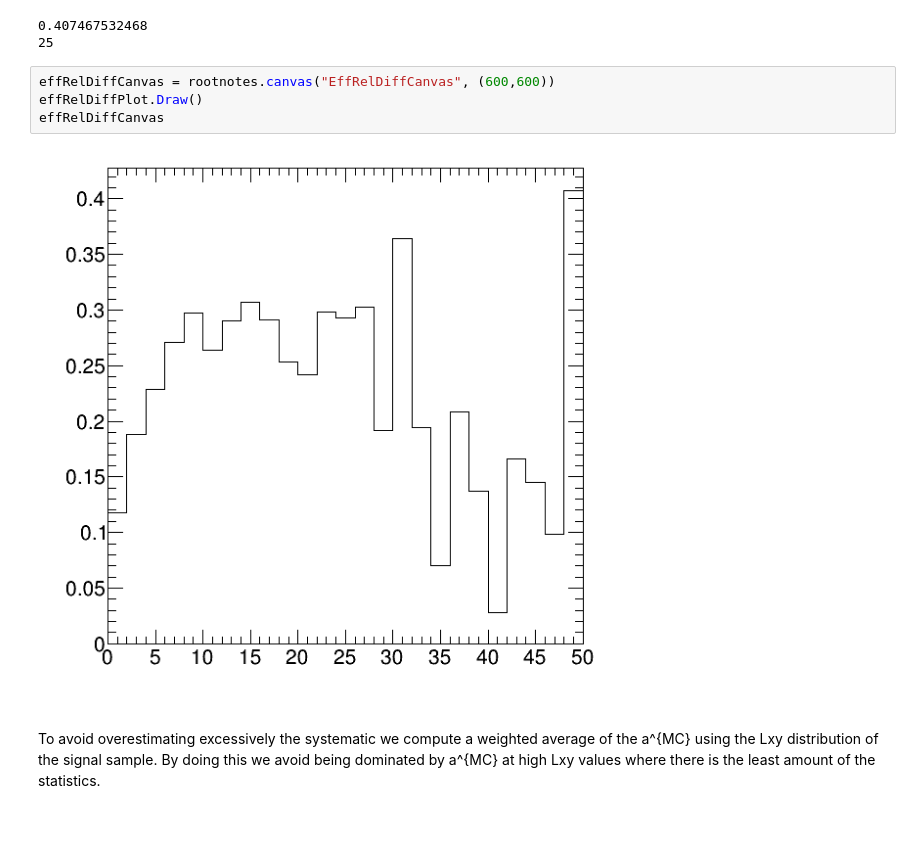
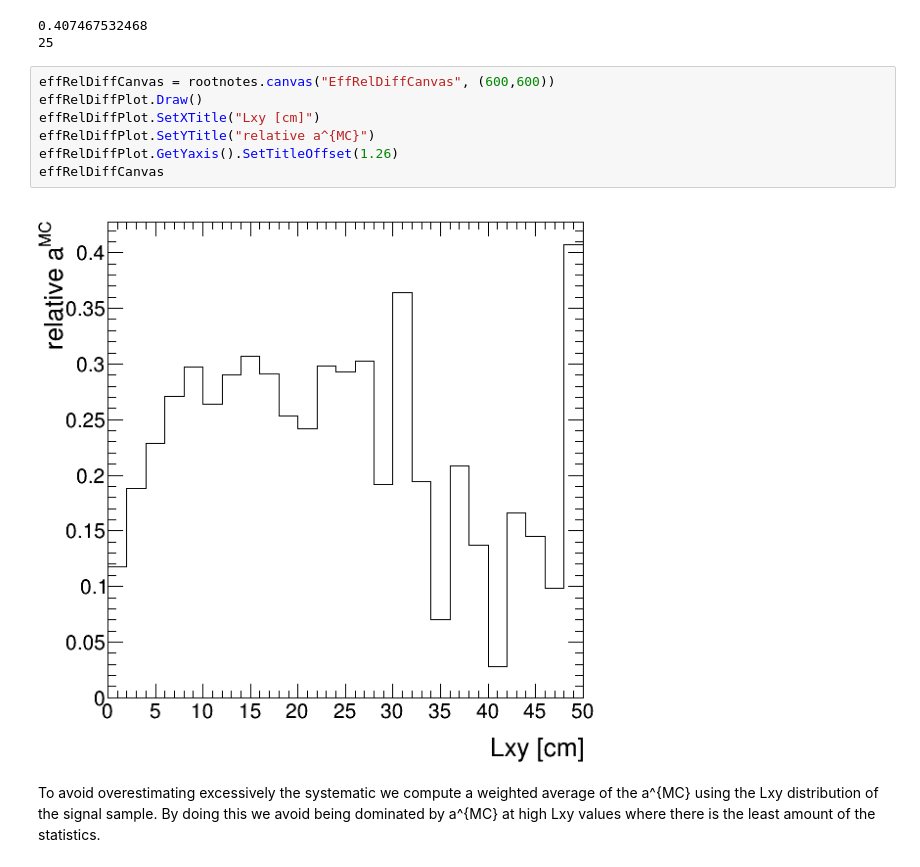
Before and after one commit to demattia/Notebooks, a Jupyter notebook: LeptonEfficiencyVsLxyFromMC.ipynb, the cells around one changed output. Drawn from its saved outputs; the diff is of its cells as text; blank space fills up the shorter version.

Commit message:
Updated adding plot for aMC

```diff
--- a/LeptonEfficiencyVsLxyFromMC.ipynb
+++ b/LeptonEfficiencyVsLxyFromMC.ipynb
@@ -280,9 +280,12 @@ print binIndex
 # %%
 effRelDiffCanvas = rootnotes.canvas("EffRelDiffCanvas", (600,600))
 effRelDiffPlot.Draw()
+effRelDiffPlot.SetXTitle("Lxy [cm]")
+effRelDiffPlot.SetYTitle("relative a^{MC}")
+effRelDiffPlot.GetYaxis().SetTitleOffset(1.26)
 effRelDiffCanvas
 # %% [output]
-[figure, old version]
+[figure, new version]
 # %% [markdown]
 To avoid overestimating excessively the systematic we compute a weighted average of the a^{MC} using the Lxy distribution of the signal sample.
 By doing this we avoid being dominated by a^{MC} at high Lxy values where there is the least amount of the statistics.
```
